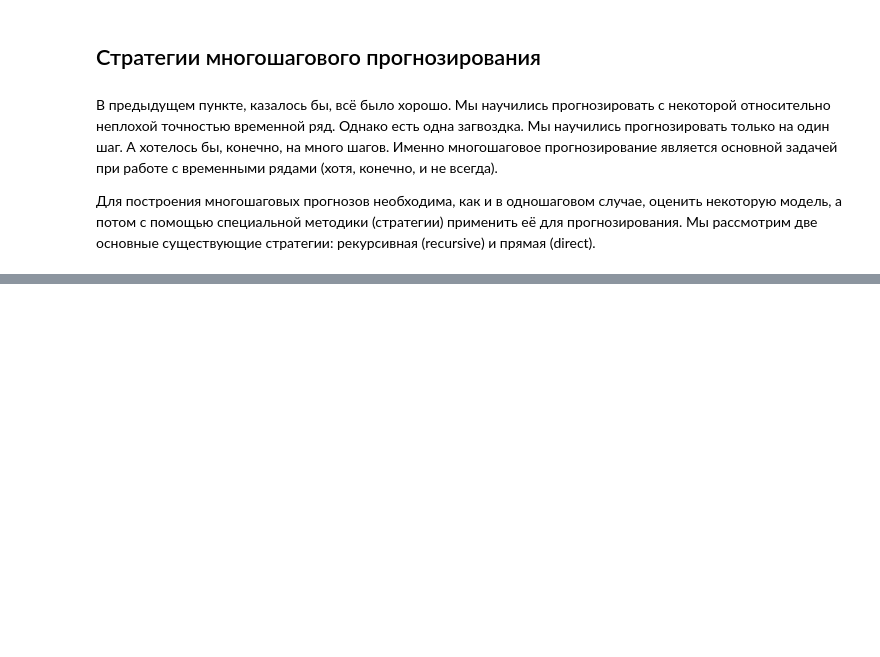
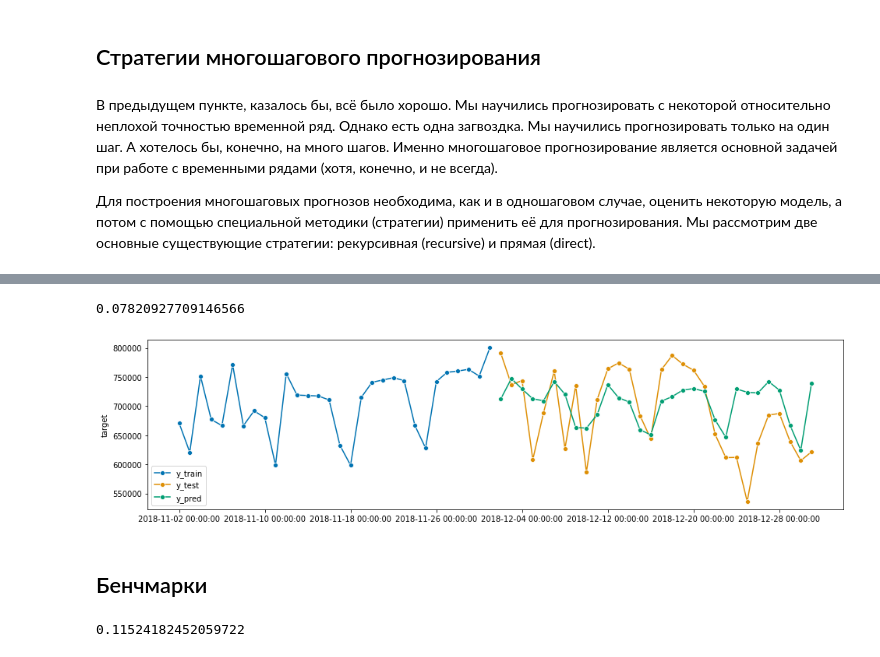
Before and after one commit to Pyatachokk/hse_ts_course, a Jupyter notebook: 2021-spring/seminars/sem_2.ipynb, the cells around one changed output, grey strips where cells are left out. Drawn from its saved outputs; the diff is of its cells as text; code cells hidden in the pictures; blank space fills up the shorter version.

```diff
--- a/2021-spring/seminars/sem_2.ipynb
+++ b/2021-spring/seminars/sem_2.ipynb
@@ -614,0 +681,59 @@ $x_{t+1}$ нам взять неоткуда. Следовательно, у н
+# %%
+y_train, y_test, X_train, X_test = temporal_train_test_split(y, X, test_size=30)
+
+scaler = MinMaxScaler()
+cat_features = [
+    # 'month',
+    'day',
+    'weekday',
+    'is_weekend',
+    'is_holiday',
+    # 'season'
+    ]
+num_features = [col for col in X_train.columns if col not in cat_features]
+
+X_train[num_features] = scaler.fit_transform(X_train[num_features])
+X_test[num_features] = scaler.transform(X_test[num_features])
+
+fh = ForecastingHorizon(y_test.index, is_relative=False)
+
+regressor = LinearRegression()
+forecaster = make_reduction(regressor, window_length=5, strategy="direct")
+
+forecaster.fit(y_train, X=X_train, fh=fh);
+y_pred = forecaster.predict()
+plot_series(y_train.tail(30), y_test, y_pred, labels=["y_train", "y_test", "y_pred"])
+mean_absolute_percentage_error(y_pred, y_test)
+# %% [output]
+0.07820927709146566
+[figure, added]
+# %% [markdown]
+## Бенчмарки
+# %%
+from sktime.datasets import load_airline
+from sktime.forecasting.base import ForecastingHorizon
+from sktime.forecasting.model_selection import temporal_train_test_split
+from sktime.forecasting.naive import NaiveForecaster
+from sktime.performance_metrics.forecasting import MeanAbsolutePercentageError
+
+# step 1: splitting historical data
+# y = load_airline()
+# y_train, y_test = temporal_train_test_split(y, test_size=36)
+
+# step 2: running the basic forecasting workflow
+fh = ForecastingHorizon(y_test.index, is_relative=False)
+forecaster = NaiveForecaster(strategy="last", sp=7)
+forecaster.fit(y_train)
+y_pred = forecaster.predict(fh)
+
+# step 3: specifying the evaluation metric
+mape = MeanAbsolutePercentageError(symmetric=False)
+# if function interface is used, just use the function directly in step 4
+
+# step 4: computing the forecast performance
+mape(y_test, y_pred)
+
+# step 5: testing forecast performance against baseline
+# under development
+# %% [output]
+0.11524182452059722
```
Also changed, not shown: parts of 8 cells of this notebook.
